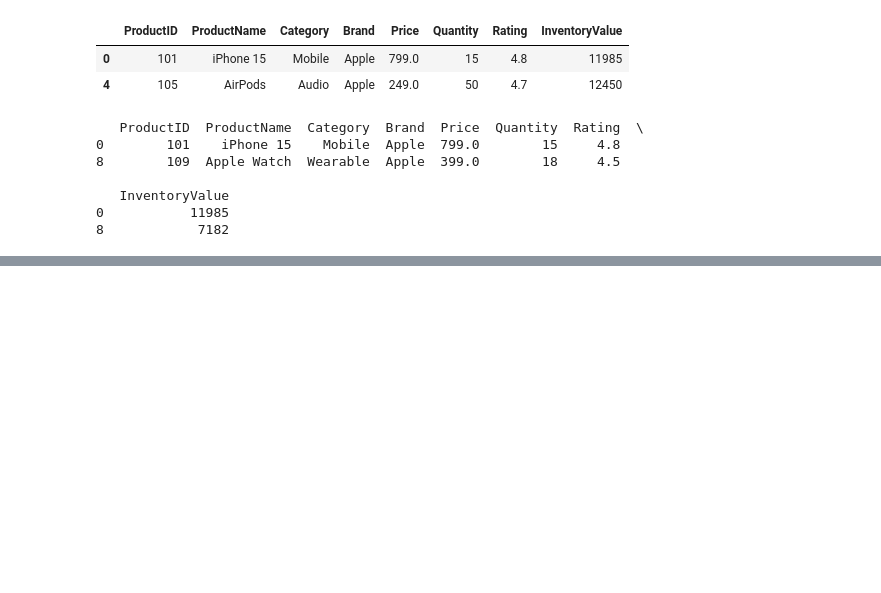
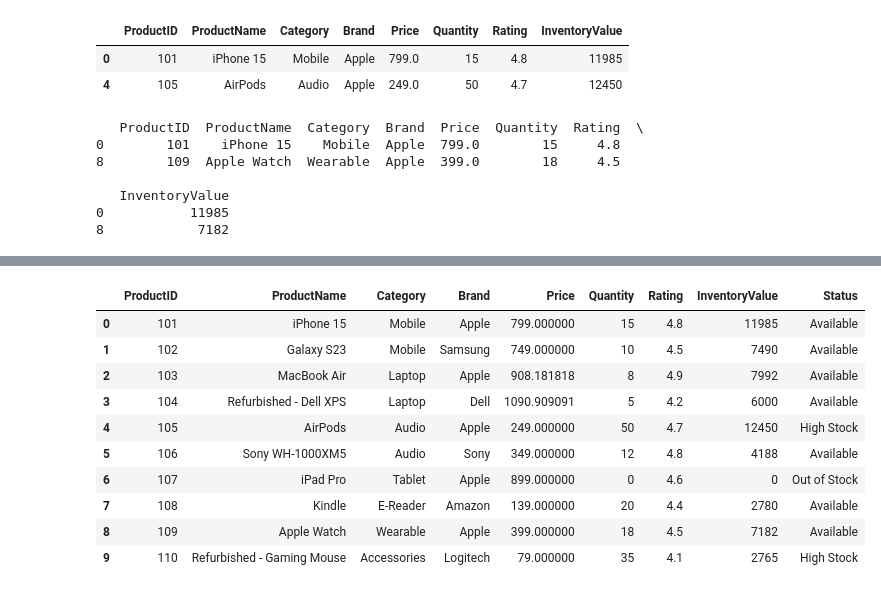
Before and after one commit to csslg22/XII-Informatics-Practices-065, a Jupyter notebook: DataFrame 02.ipynb, the cells around one changed output, grey strips where cells are left out. Drawn from its saved outputs; the diff is of its cells as text; code cells hidden in the pictures; blank space fills up the shorter version.

```diff
--- a/DataFrame 02.ipynb
+++ b/DataFrame 02.ipynb
@@ -754,3 +754,21 @@ print(apple_products)
    InventoryValue
 0           11985
 8            7182
+# %%
+import numpy as np
+
+# 1. Define the list of conditions
+conditions = [
+    (df1['Quantity'] > 20),                                # Condition 1
+    (df1['Quantity'] >= 1) & (df1['Quantity'] <= 20), # Condition 2
+    (df1['Quantity'] == 0)                                 # Condition 3
+]
+
+# 2. Define the corresponding choices for each condition
+choices = ['High Stock', 'Available', 'Out of Stock']
+
+# 3. Use np.select to assign the values based on conditions
+df1['Status'] = np.select(conditions, choices, default='Unknown')
+
+# Display the updated DataFrame
+print(df1[['ProductName', 'Quantity', 'Status']])
@@ -756,0 +787,14 @@ print(apple_products)
+# %%
+df1
+# %% [output]
+|  | ProductID | ProductName | Category | Brand | Price | Quantity | Rating | InventoryValue | Status |
+| 0 | 101 | iPhone 15 | Mobile | Apple | 799.000000 | 15 | 4.8 | 11985 | Available |
+| 1 | 102 | Galaxy S23 | Mobile | Samsung | 749.000000 | 10 | 4.5 | 7490 | Available |
+| 2 | 103 | MacBook Air | Laptop | Apple | 908.181818 | 8 | 4.9 | 7992 | Available |
+| 3 | 104 | Refurbished - Dell XPS | Laptop | Dell | 1090.909091 | 5 | 4.2 | 6000 | Available |
+| 4 | 105 | AirPods | Audio | Apple | 249.000000 | 50 | 4.7 | 12450 | High Stock |
+| 5 | 106 | Sony WH-1000XM5 | Audio | Sony | 349.000000 | 12 | 4.8 | 4188 | Available |
+| 6 | 107 | iPad Pro | Tablet | Apple | 899.000000 | 0 | 4.6 | 0 | Out of Stock |
+| 7 | 108 | Kindle | E-Reader | Amazon | 139.000000 | 20 | 4.4 | 2780 | Available |
+| 8 | 109 | Apple Watch | Wearable | Apple | 399.000000 | 18 | 4.5 | 7182 | Available |
+| 9 | 110 | Refurbished - Gaming Mouse | Accessories | Logitech | 79.000000 | 35 | 4.1 | 2765 | High Stock |
```
Also changed, not shown: parts of 1 cell of this notebook.
